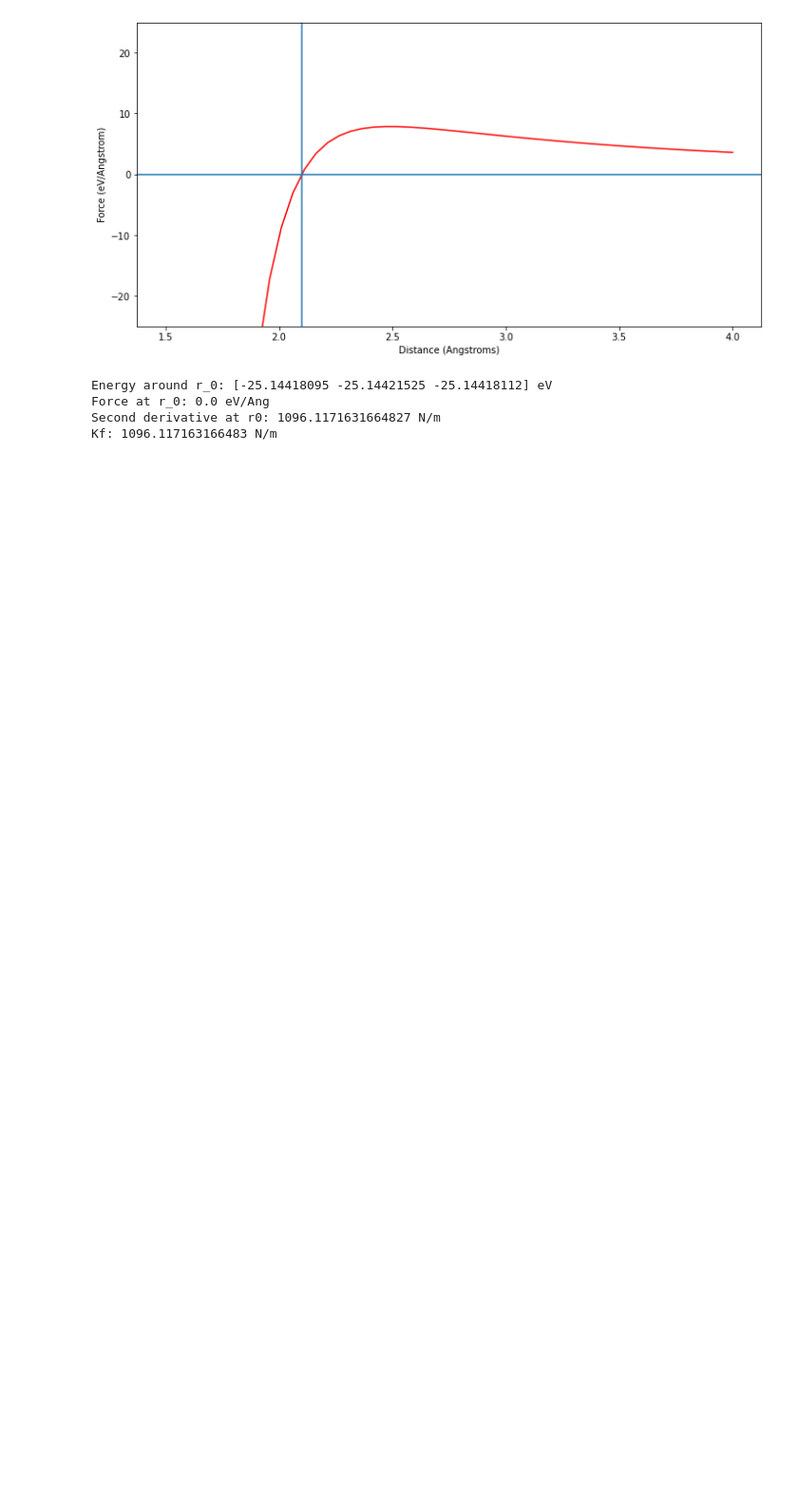
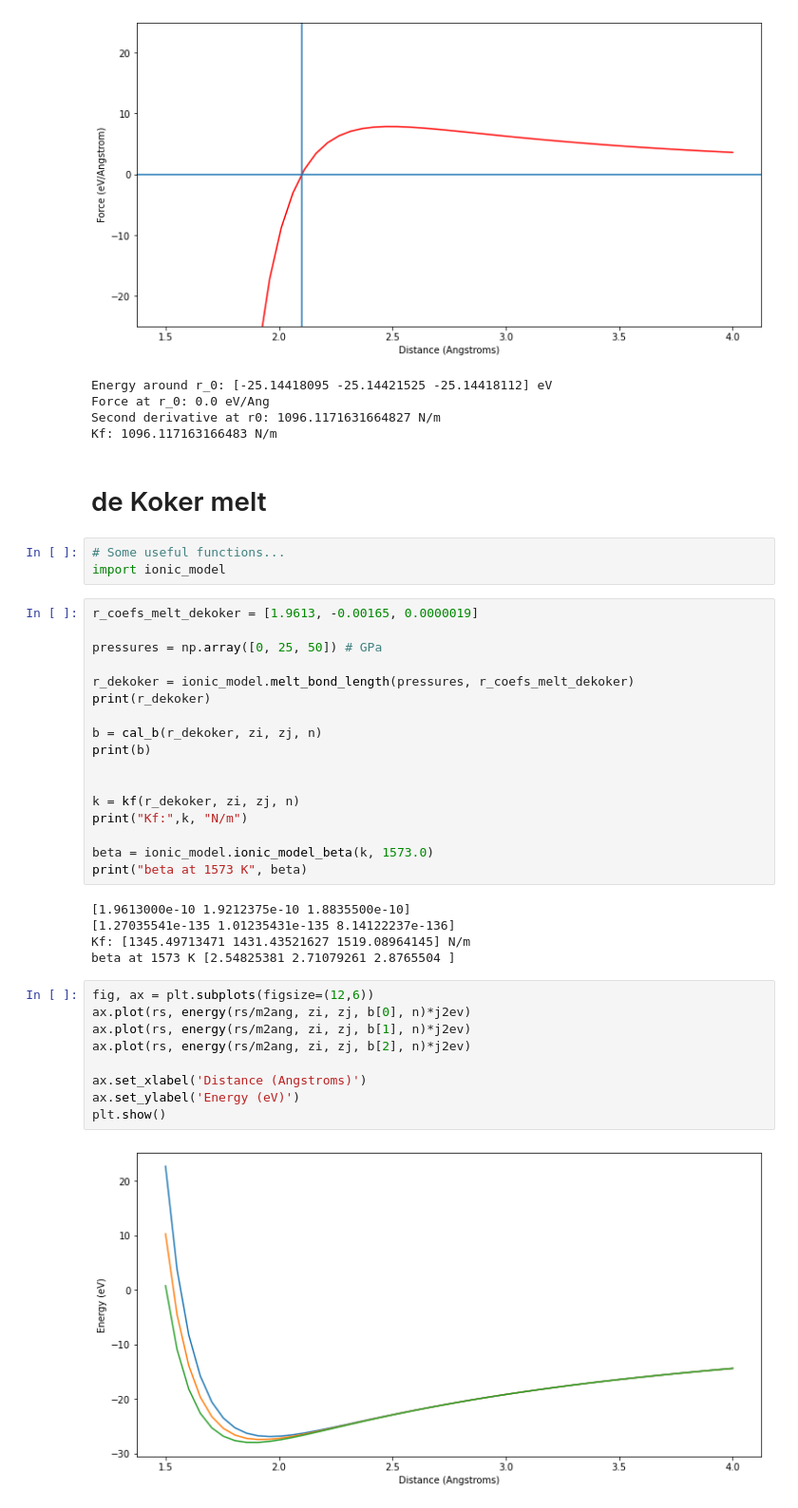
Before and after one commit to andreww/isofrac, a Jupyter notebook: potential_figure.ipynb, the cells around one changed output. Shown at 95% size. Saved outputs shown, nothing was run; the diff lists cells and outputs as text; blank space fills up the shorter version.

```diff
--- a/potential_figure.ipynb
+++ b/potential_figure.ipynb
@@ -169,3 +169,41 @@ Energy around r_0: [-25.14418095 -25.14421525 -25.14418112] eV
 Force at r_0: 0.0 eV/Ang
 Second derivative at r0: 1096.1171631664827 N/m
 Kf: 1096.117163166483 N/m
+# %% [markdown]
+# de Koker melt
+# %%
+# Some useful functions...
+import ionic_model
+# %%
+r_coefs_melt_dekoker = [1.9613, -0.00165, 0.0000019]
+
+pressures = np.array([0, 25, 50]) # GPa
+
+r_dekoker = ionic_model.melt_bond_length(pressures, r_coefs_melt_dekoker)
+print(r_dekoker)
+
+b = cal_b(r_dekoker, zi, zj, n)
+print(b)
+
+
+k = kf(r_dekoker, zi, zj, n)
+print("Kf:",k, "N/m")
+
+beta = ionic_model.ionic_model_beta(k, 1573.0)
+print("beta at 1573 K", beta)
+# %% [output]
+[1.9613000e-10 1.9212375e-10 1.8835500e-10]
+[1.27035541e-135 1.01235431e-135 8.14122237e-136]
+Kf: [1345.49713471 1431.43521627 1519.08964145] N/m
+beta at 1573 K [2.54825381 2.71079261 2.8765504 ]
+# %%
+fig, ax = plt.subplots(figsize=(12,6))
+ax.plot(rs, energy(rs/m2ang, zi, zj, b[0], n)*j2ev)
+ax.plot(rs, energy(rs/m2ang, zi, zj, b[1], n)*j2ev)
+ax.plot(rs, energy(rs/m2ang, zi, zj, b[2], n)*j2ev)
+
+ax.set_xlabel('Distance (Angstroms)')
+ax.set_ylabel('Energy (eV)')
+plt.show()
+# %% [output]
+[figure, added]
```
Also changed, not shown: parts of 18 cells of this notebook, 2 other files.
